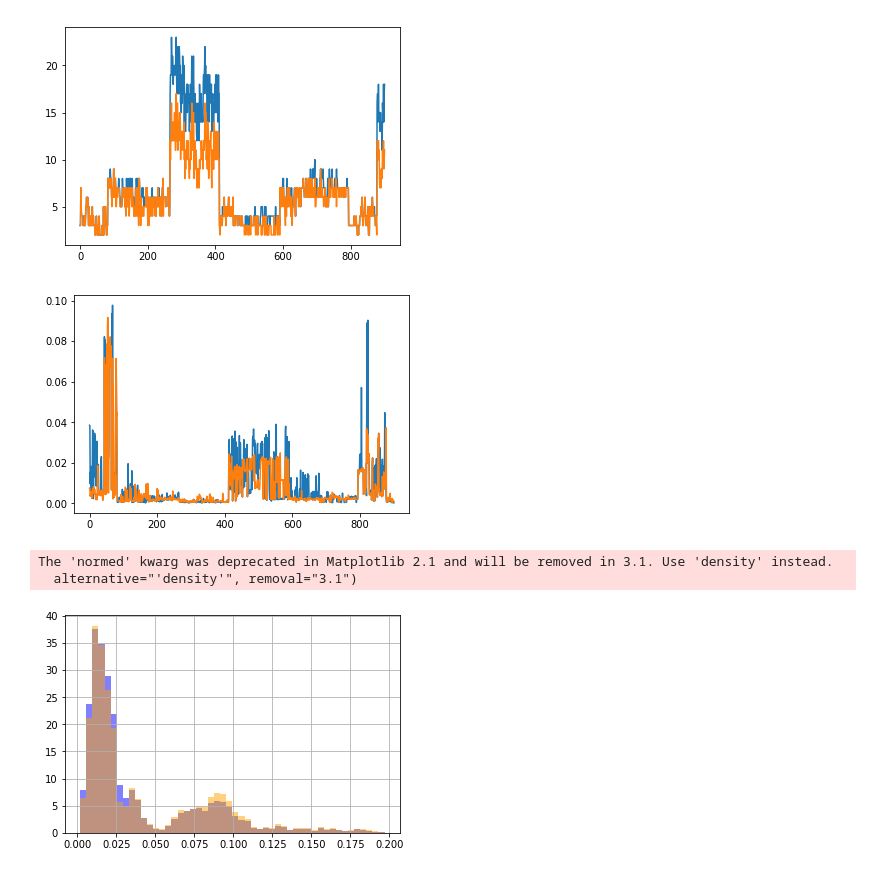
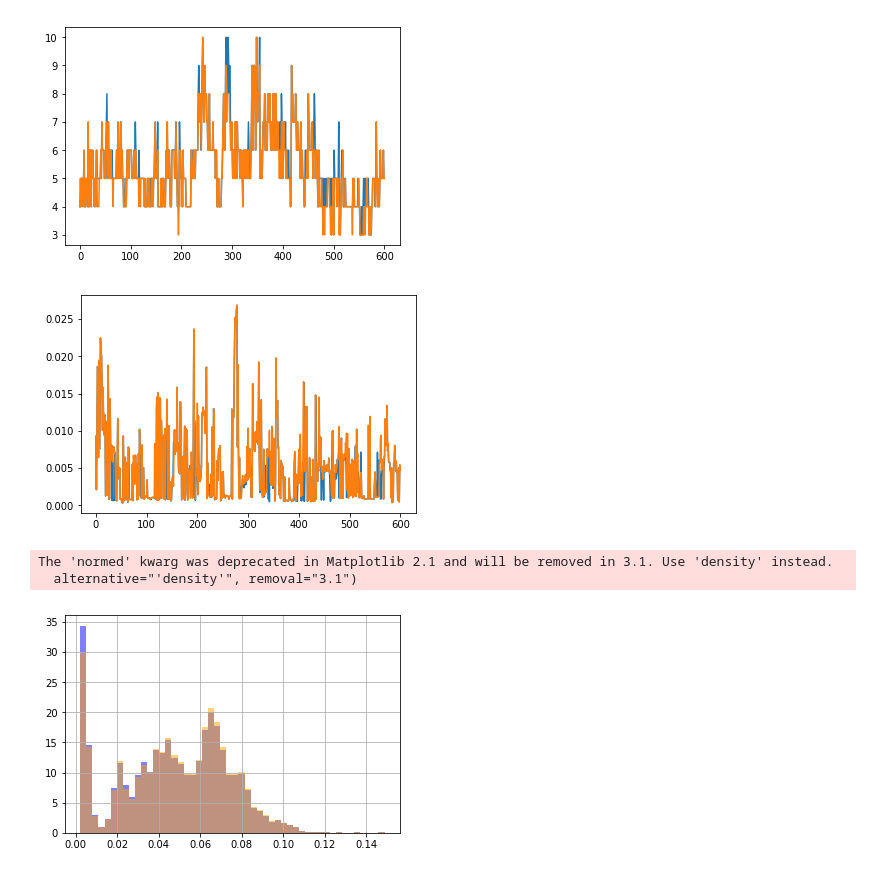
Before and after one commit to vincent-vdb/frameClassification, a Jupyter notebook: readCSVOutput.ipynb, the cells around one changed output. Cells and saved outputs as stored; diff of their text form; code cells hidden in the pictures.

```diff
--- a/readCSVOutput.ipynb
+++ b/readCSVOutput.ipynb
@@ -134,9 +135,6 @@ def non_max_suppression(boxes_info, iou_threshold = 0.8):
     output_boxes = []
     # loop over all frames
     for frame in boxes_info :
-        # get the max detection score
-        max_index = np.argmax(frame[0])
-
         # initialize the list of picked indexes
         pick = []
 
@@ -147,12 +145,12 @@ def non_max_suppression(boxes_info, iou_threshold = 0.8):
         y2 = np.asarray(frame)[5,:]
 
 
-        # compute the area of the bounding boxes and sort the bounding
-        # boxes by the bottom-right y-coordinate of the bounding box
+        # compute the area of the bounding boxes
         area = (x2 - x1) * (y2 - y1)
-        idxs = np.argsort(y2)
+        # and sort the bounding by detection score
+        idxs = np.argsort(frame[0])
 
-        # keep looping while some indexes still remain in the indexes list
+        # keep looping while some indices still remain in the index list
         while len(idxs) > 0:
             # grab the last index in the indices list and add the
             # index value to the list of picked indexes
@@ -179,19 +177,6 @@ def non_max_suppression(boxes_info, iou_threshold = 0.8):
             idxs = np.delete(idxs, np.concatenate(([last],
                    np.where(iou > iou_threshold)[0])))
 
-            """
-            # compute the width and height of the bounding box
-            w = np.maximum(0, xx2 - xx1)
-            h = np.maximum(0, yy2 - yy1)
-
-            # compute the ratio of overlap
-            overlap = (w * h) / area[idxs[:last]]
-
-            # delete all indexes from the index list that have overlap greater
-            # than the provided overlap threshold
-            idxs = np.delete(idxs, np.concatenate(([last],
-                np.where(overlap > overlapThresh)[0])))
-            """
         # return only the bounding boxes that were picked using the
         # integer data type
         #print(pick)
@@ -282,31 +298,32 @@ def get_iou(box1, box2):
 # %%
-csv_filename = '/home/vince/Documents/Freelance/Sweesp/source/frameClassification/myRawCSVFile_arat30-60.csv'
+#csv_filename = '/home/vince/Documents/Freelance/Sweesp/source/frameClassification/myRawCSVFile_arat30-60.csv'
+csv_filename = '/home/vince/Documents/Freelance/Sweesp/source/frameClassification/myRawCSVFile_stage-large_cam_1_30fps_arat_660-680s_NAS.csv'
 # get the raw boxes
 raw_boxes_output, box_per_frame = get_raw_boxes_information(csv_filename)
 
 # perform non max suppression
-boxes_output = non_max_suppression(raw_boxes_output, iou_threshold = 0.8)
+boxes_output = non_max_suppression(raw_boxes_output, iou_threshold = 0.7)
 # %%
 # Display the number of detected human per frame (with and without non max suppression)
-threshold = 0.5
-raw_humans_per_frame = get_human_boxes_per_frame(raw_boxes_output, threshold = threshold)
-humans_per_frame = get_human_boxes_per_frame(boxes_output, threshold = threshold)
+detect_threshold = 0.
+raw_humans_per_frame = get_human_boxes_per_frame(raw_boxes_output, detect_threshold = detect_threshold)
+humans_per_frame = get_human_boxes_per_frame(boxes_output, detect_threshold = detect_threshold)
 
 plt.plot(np.arange(len(humans_per_frame)), raw_humans_per_frame, humans_per_frame)
 plt.show()
 # %% [output]
-[figure, old version]
+[figure, new version]
 # %%
 # Display the mean human box size per frame (with and without non max suppression)
-raw_mean_human_size = get_mean_human_boxes_size_per_frame(raw_boxes_output, threshold = threshold)
-mean_human_size = get_mean_human_boxes_size_per_frame(boxes_output, threshold = threshold)
+raw_mean_human_size = get_mean_human_boxes_size_per_frame(raw_boxes_output, detect_threshold = detect_threshold)
+mean_human_size = get_mean_human_boxes_size_per_frame(boxes_output, detect_threshold = detect_threshold)
 plt.plot(np.arange(len(mean_human_size)), raw_mean_human_size, mean_human_size)
 plt.show()
 # %% [output]
-[figure, old version]
+[figure, new version]
 # %%
-raw_human_box_hist = get_human_boxes_size_hist(raw_boxes_output, threshold = threshold)
-human_box_hist = get_human_boxes_size_hist(boxes_output, threshold = threshold)
+raw_human_box_hist = get_human_boxes_size_hist(raw_boxes_output, detect_threshold = detect_threshold)
+human_box_hist = get_human_boxes_size_hist(boxes_output, detect_threshold = detect_threshold)
 # the histogram of the data
 plt.hist(raw_human_box_hist, 50, normed=1, facecolor='blue', alpha=0.5)
 plt.hist(human_box_hist, 50, normed=1, facecolor='orange', alpha=0.5)
@@ -322,4 +339,4 @@ plt.show()
 # %% [output]
 The 'normed' kwarg was deprecated in Matplotlib 2.1 and will be removed in 3.1. Use 'density' instead.
   alternative="'density'", removal="3.1")
-[figure, old version]
+[figure, new version]
```
Also changed, not shown: parts of 5 cells of this notebook.
